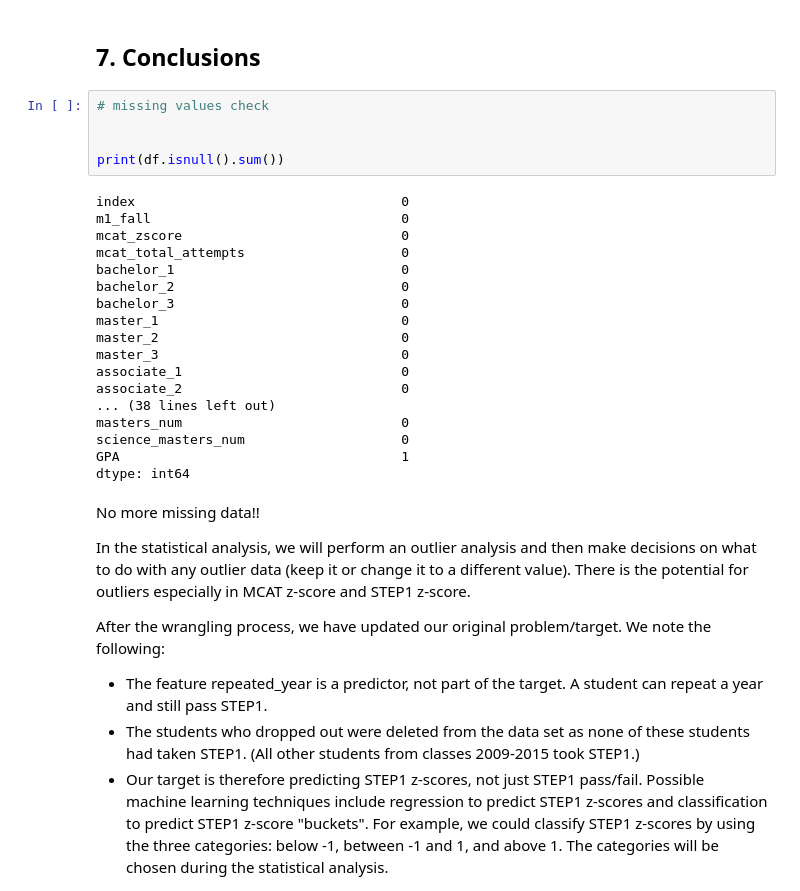
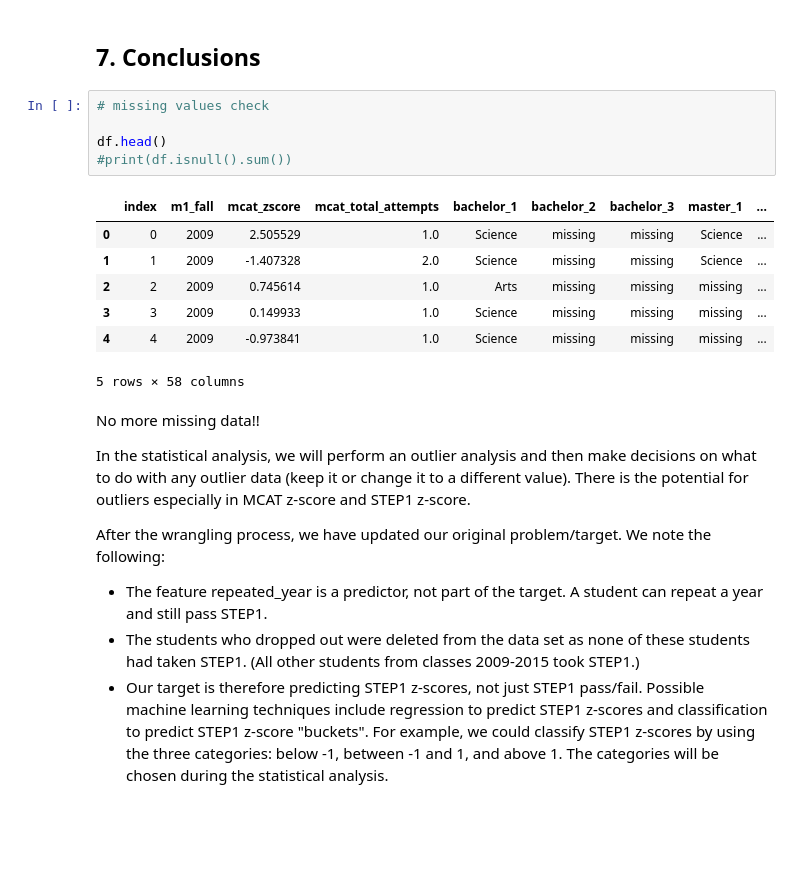
Before and after one commit to amirunpri2018/Med-Students-Learning-Analytics, a Jupyter notebook: code/wrangling/prepare_final.ipynb, the cells around one changed output. Cells and saved outputs as stored; diff of their text form; blank space fills up the shorter version.

```diff
--- a/code/wrangling/prepare_final.ipynb
+++ b/code/wrangling/prepare_final.ipynb
@@ -888,26 +931,16 @@ df['science_bachelors_num'] = df['bachelors_num'].fillna(0)
 # %%
 # missing values check
 
-
-print(df.isnull().sum())
+df.head()
+#print(df.isnull().sum())
 # %% [output]
+|  | index | m1_fall | mcat_zscore | mcat_total_attempts | bachelor_1 | bachelor_2 | bachelor_3 | master_1 | ... |
+| 0 | 0 | 2009 | 2.505529 | 1.0 | Science | missing | missing | Science | ... |
+| 1 | 1 | 2009 | -1.407328 | 2.0 | Science | missing | missing | Science | ... |
+| 2 | 2 | 2009 | 0.745614 | 1.0 | Arts | missing | missing | missing | ... |
+| 3 | 3 | 2009 | 0.149933 | 1.0 | Science | missing | missing | missing | ... |
+| 4 | 4 | 2009 | -0.973841 | 1.0 | Science | missing | missing | missing | ... |
-index                                  0
-m1_fall                                0
-mcat_zscore                            0
-mcat_total_attempts                    0
-bachelor_1                             0
-bachelor_2                             0
-bachelor_3                             0
-master_1                               0
-master_2                               0
-master_3                               0
-associate_1                            0
-associate_2                            0
-... (38 lines left out)
-masters_num                            0
-science_masters_num                    0
-GPA                                    1
-dtype: int64
+5 rows × 58 columns
 # %% [markdown]
 No more missing data!!
 
```
Also changed, not shown: parts of 7 cells of this notebook.
